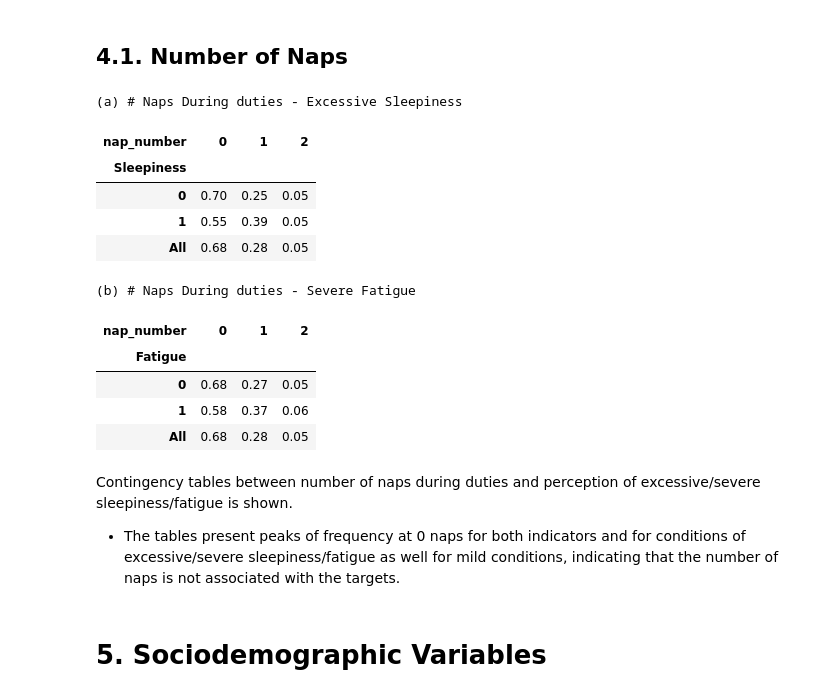
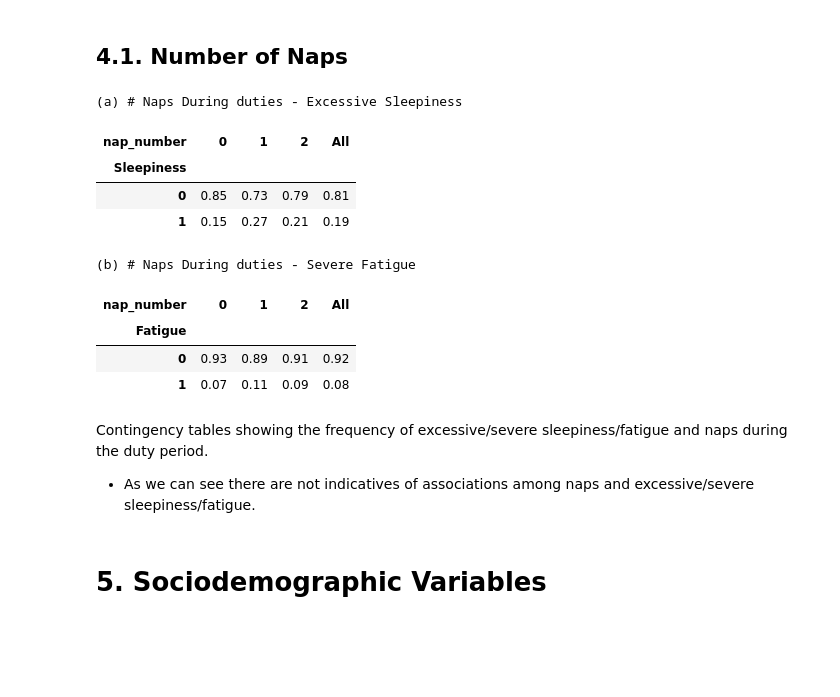
Before and after one commit to jlpscampos/Perception-of-Excessive-Sleepiness-and-Severe-Fatigue-in-Civil-Aviation-Pilots, a Jupyter notebook: Exploratory_Data_Analysis.ipynb, the cells around one changed output. Cells and saved outputs as stored; diff of their text form; code cells hidden in the pictures; blank space fills up the shorter version.

```diff
--- a/Exploratory_Data_Analysis.ipynb
+++ b/Exploratory_Data_Analysis.ipynb
@@ -510,31 +522,29 @@ Above is shown boxplots representing the duration variables with perception of e
 ## 4.1. Number of Naps
 # %%
 x1 = pd.crosstab(working_df['kssd'], working_df['nap_number'], rownames=['Sleepiness'],
-                 colnames=['nap_number'], margins=True, normalize='index')
+                 colnames=['nap_number'], margins=True, normalize='columns')
 
 x2 = pd.crosstab(working_df['spsd'], working_df['nap_number'], rownames=['Fatigue'],
-                 colnames=['nap_number'], margins=True, normalize='index')
+                 colnames=['nap_number'], margins=True, normalize='columns')
 
 print(''); print('')
 display_side_by_side( [x1,x2], ['(a) # Naps During duties - Excessive Sleepiness', '(b) # Naps During duties - Severe Fatigue'] )
 print(''); print('')
 # %% [output]
 (a) # Naps During duties - Excessive Sleepiness
-| nap_number | 0 | 1 | 2 |
-| Sleepiness |  |  |  |
-| 0 | 0.70 | 0.25 | 0.05 |
-| 1 | 0.55 | 0.39 | 0.05 |
-| All | 0.68 | 0.28 | 0.05 |
+| nap_number | 0 | 1 | 2 | All |
+| Sleepiness |  |  |  |  |
+| 0 | 0.85 | 0.73 | 0.79 | 0.81 |
+| 1 | 0.15 | 0.27 | 0.21 | 0.19 |
 (b) # Naps During duties - Severe Fatigue
-| nap_number | 0 | 1 | 2 |
-| Fatigue |  |  |  |
-| 0 | 0.68 | 0.27 | 0.05 |
-| 1 | 0.58 | 0.37 | 0.06 |
-| All | 0.68 | 0.28 | 0.05 |
+| nap_number | 0 | 1 | 2 | All |
+| Fatigue |  |  |  |  |
+| 0 | 0.93 | 0.89 | 0.91 | 0.92 |
+| 1 | 0.07 | 0.11 | 0.09 | 0.08 |
 # %% [markdown]
-Contingency tables between number of naps during duties and perception of excessive/severe sleepiness/fatigue is shown.
+Contingency tables showing the frequency of excessive/severe sleepiness/fatigue and naps during the duty period.
 
-* The tables present peaks of frequency at 0 naps for both indicators and for conditions of excessive/severe sleepiness/fatigue as well for mild conditions, indicating that the number of naps is not associated with the targets.
+* As we can see there are not indicatives of associations among naps and excessive/severe sleepiness/fatigue.
 # %% [markdown]
 # 5. Sociodemographic Variables
 # %%
```
Also changed, not shown: parts of 26 cells of this notebook.
